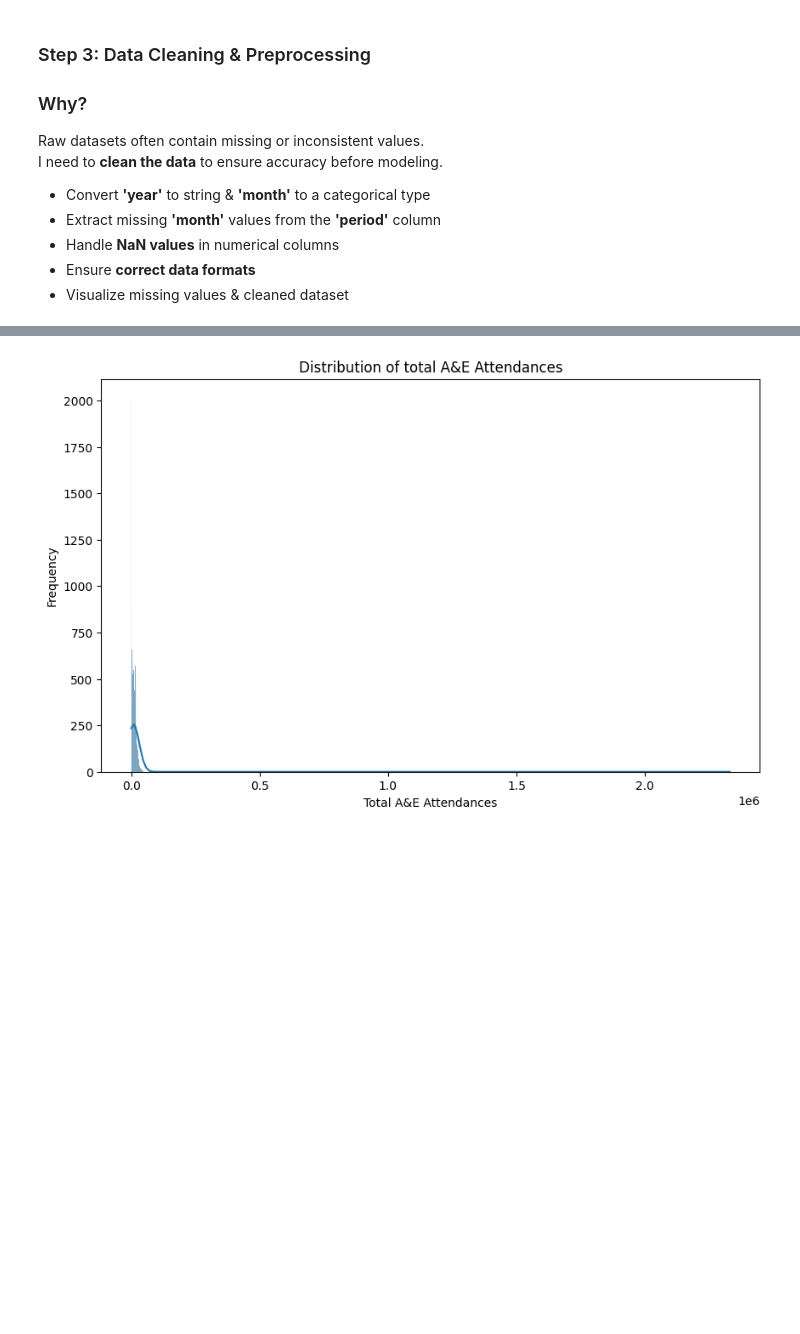
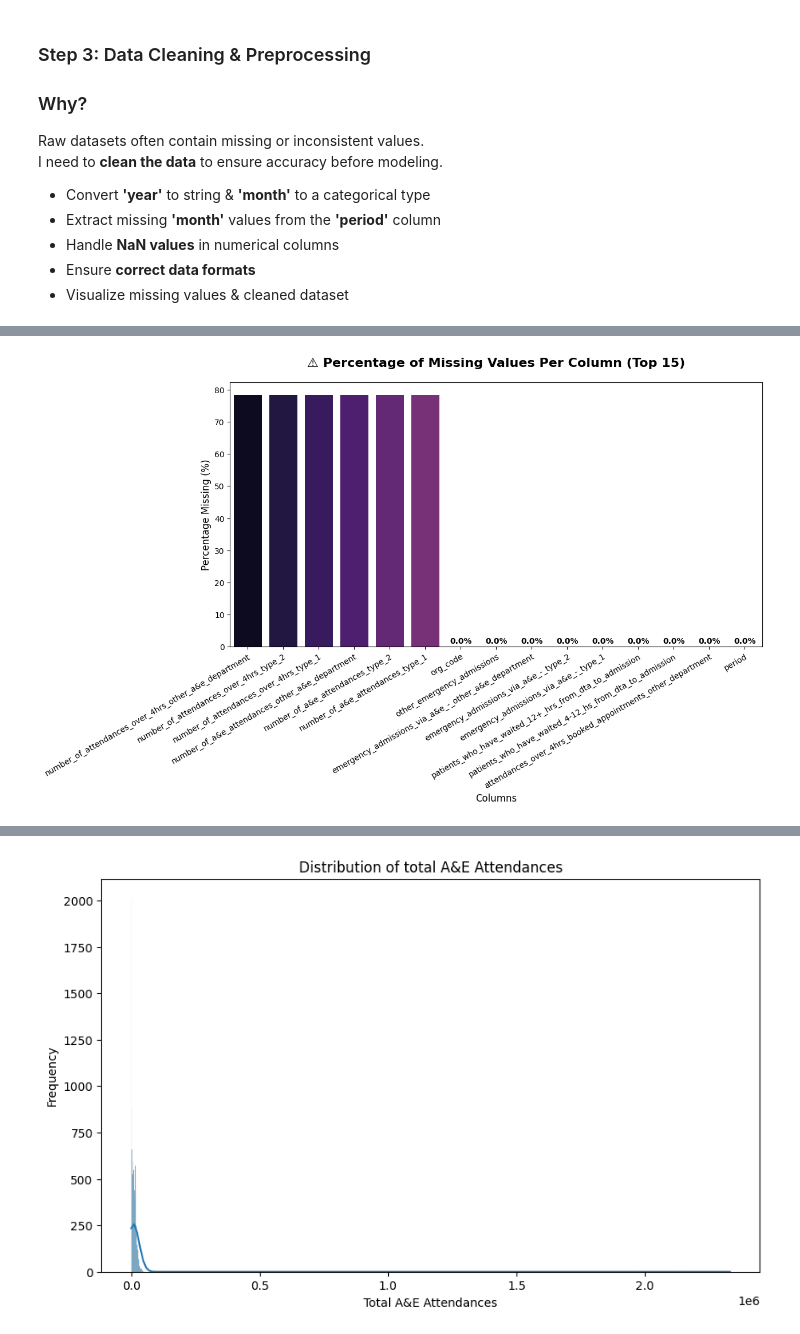
Before and after one commit to sophieboyle1/Final-Year-Project, a Jupyter notebook: src/predictions.ipynb, the cells around one changed output, grey strips where cells are left out. Cells and saved outputs as stored; diff of their text form; code cells hidden in the pictures; blank space fills up the shorter version.

```diff
--- a/src/predictions.ipynb
+++ b/src/predictions.ipynb
@@ -117,0 +124,31 @@ print("✅ Data cleaning completed successfully!")
+# %%
+# Calculate missing value percentages
+missing_percent = (nhs_data.isna().sum() / len(nhs_data)) * 100
+missing_percent = missing_percent[missing_percent > 0].sort_values(ascending=False)  # Sort in descending order
+
+# Keep only the top 15 columns with most missing values to avoid clutter
+top_n = 15
+missing_percent = missing_percent[:top_n]
+
+# Increase figure size
+plt.figure(figsize=(12, 6))
+
+# Use hue to assign color properly (fixes the warning)
+ax = sns.barplot(x=missing_percent.index, y=missing_percent, hue=missing_percent.index, palette="magma", legend=False)
+
+# Add text labels on bars (only for values > 0%)
+for i, v in enumerate(missing_percent):
+    ax.text(i, v + 1, f"{v:.1f}%", ha="center", fontsize=10, fontweight="bold", color="white" if v > 50 else "black")
+
+# Improve labels and titles
+plt.title("⚠️ Percentage of Missing Values Per Column (Top 15)", fontsize=16, fontweight="bold", pad=20)
+plt.ylabel("Percentage Missing (%)", fontsize=12)
+plt.xlabel("Columns", fontsize=12)
+
+# Rotate x-axis labels & break long text into multiple lines
+plt.xticks(rotation=30, ha="right", fontsize=10, wrap=True)
+
+# Show the bar chart
+plt.show()
+# %% [output]
+[figure, added]
```
Also changed, not shown: parts of 3 cells of this notebook.
